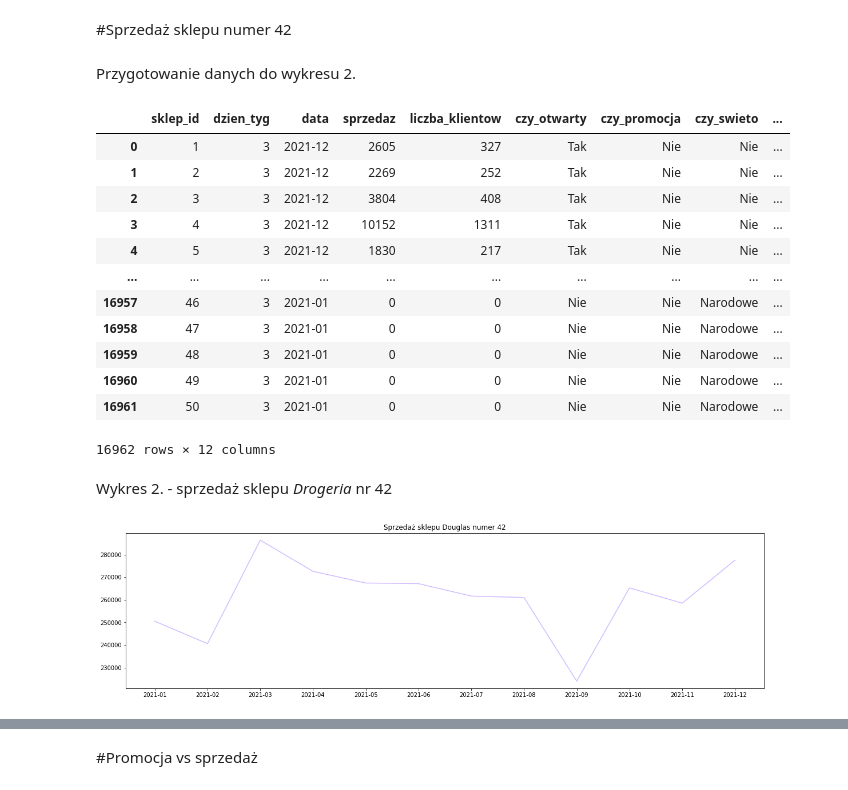
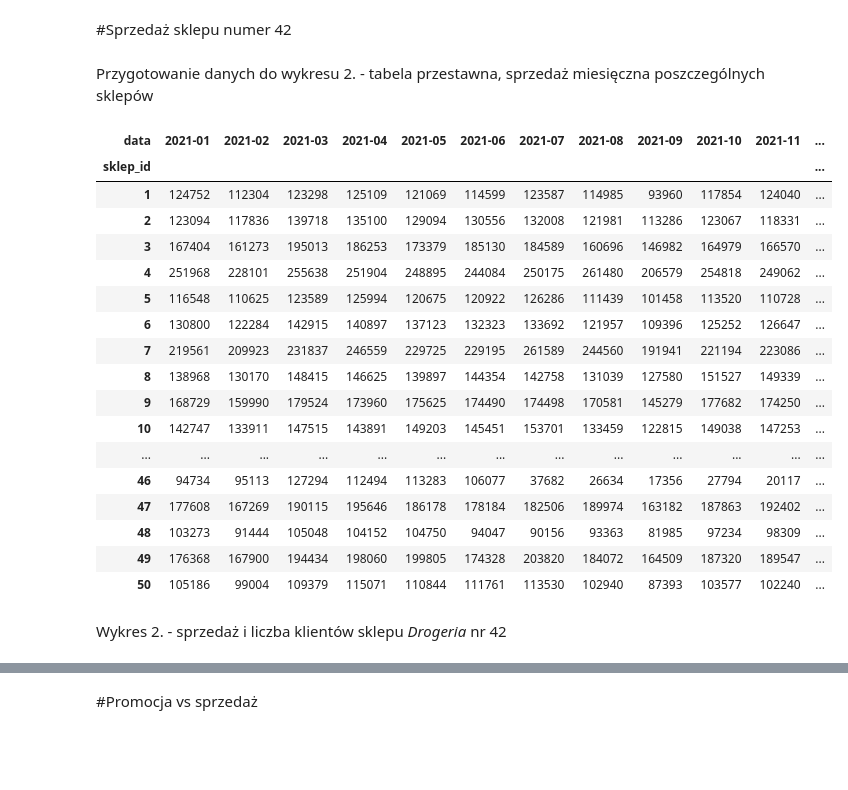
Before and after one commit to justynamatejkowska/wizualizacja_py, a Jupyter notebook: Wizualizacja_py_Matejkowska_Lewandowska.ipynb, the cells around one changed output, grey strips where cells are left out. Drawn from its saved outputs; the diff is of its cells as text; code cells hidden in the pictures; blank space fills up the shorter version.

```diff
--- a/Wizualizacja_py_Matejkowska_Lewandowska.ipynb
+++ b/Wizualizacja_py_Matejkowska_Lewandowska.ipynb
@@ -77,44 +165,32 @@ plt.show()
 # %% [markdown]
 #Sprzedaż sklepu numer 42
 # %% [markdown]
- Przygotowanie danych do wykresu 2.
+ Przygotowanie danych do wykresu 2. - tabela przestawna, sprzedaż miesięczna poszczególnych sklepów
 # %%
 shops1 = shops
 shops1.data = pd.to_datetime(shops.data)
 shops1.data = shops.data.dt.strftime('%Y-%m')
 
 shops1_piv = pd.pivot_table(shops1, index=['sklep_id'], values = 'sprzedaz', aggfunc='sum',columns=['data'])
-shops1
+shops1_piv
 # %% [output]
-|  | sklep_id | dzien_tyg | data | sprzedaz | liczba_klientow | czy_otwarty | czy_promocja | czy_swieto | ... |
-| 0 | 1 | 3 | 2021-12 | 2605 | 327 | Tak | Nie | Nie | ... |
-| 1 | 2 | 3 | 2021-12 | 2269 | 252 | Tak | Nie | Nie | ... |
-| 2 | 3 | 3 | 2021-12 | 3804 | 408 | Tak | Nie | Nie | ... |
-| 3 | 4 | 3 | 2021-12 | 10152 | 1311 | Tak | Nie | Nie | ... |
-| 4 | 5 | 3 | 2021-12 | 1830 | 217 | Tak | Nie | Nie | ... |
-| ... | ... | ... | ... | ... | ... | ... | ... | ... | ... |
-| 16957 | 46 | 3 | 2021-01 | 0 | 0 | Nie | Nie | Narodowe | ... |
-| 16958 | 47 | 3 | 2021-01 | 0 | 0 | Nie | Nie | Narodowe | ... |
-| 16959 | 48 | 3 | 2021-01 | 0 | 0 | Nie | Nie | Narodowe | ... |
-| 16960 | 49 | 3 | 2021-01 | 0 | 0 | Nie | Nie | Narodowe | ... |
-| 16961 | 50 | 3 | 2021-01 | 0 | 0 | Nie | Nie | Narodowe | ... |
+| data | 2021-01 | 2021-02 | 2021-03 | 2021-04 | 2021-05 | 2021-06 | 2021-07 | 2021-08 | 2021-09 | 2021-10 | 2021-11 | ... |
+| sklep_id |  |  |  |  |  |  |  |  |  |  |  | ... |
+| 1 | 124752 | 112304 | 123298 | 125109 | 121069 | 114599 | 123587 | 114985 | 93960 | 117854 | 124040 | ... |
+| 2 | 123094 | 117836 | 139718 | 135100 | 129094 | 130556 | 132008 | 121981 | 113286 | 123067 | 118331 | ... |
+| 3 | 167404 | 161273 | 195013 | 186253 | 173379 | 185130 | 184589 | 160696 | 146982 | 164979 | 166570 | ... |
+| 4 | 251968 | 228101 | 255638 | 251904 | 248895 | 244084 | 250175 | 261480 | 206579 | 254818 | 249062 | ... |
+| 5 | 116548 | 110625 | 123589 | 125994 | 120675 | 120922 | 126286 | 111439 | 101458 | 113520 | 110728 | ... |
+| 6 | 130800 | 122284 | 142915 | 140897 | 137123 | 132323 | 133692 | 121957 | 109396 | 125252 | 126647 | ... |
+| 7 | 219561 | 209923 | 231837 | 246559 | 229725 | 229195 | 261589 | 244560 | 191941 | 221194 | 223086 | ... |
+| 8 | 138968 | 130170 | 148415 | 146625 | 139897 | 144354 | 142758 | 131039 | 127580 | 151527 | 149339 | ... |
+| 9 | 168729 | 159990 | 179524 | 173960 | 175625 | 174490 | 174498 | 170581 | 145279 | 177682 | 174250 | ... |
+| 10 | 142747 | 133911 | 147515 | 143891 | 149203 | 145451 | 153701 | 133459 | 122815 | 149038 | 147253 | ... |
+| ... | ... | ... | ... | ... | ... | ... | ... | ... | ... | ... | ... | ... |
+| 46 | 94734 | 95113 | 127294 | 112494 | 113283 | 106077 | 37682 | 26634 | 17356 | 27794 | 20117 | ... |
+| 47 | 177608 | 167269 | 190115 | 195646 | 186178 | 178184 | 182506 | 189974 | 163182 | 187863 | 192402 | ... |
+| 48 | 103273 | 91444 | 105048 | 104152 | 104750 | 94047 | 90156 | 93363 | 81985 | 97234 | 98309 | ... |
+| 49 | 176368 | 167900 | 194434 | 198060 | 199805 | 174328 | 203820 | 184072 | 164509 | 187320 | 189547 | ... |
+| 50 | 105186 | 99004 | 109379 | 115071 | 110844 | 111761 | 113530 | 102940 | 87393 | 103577 | 102240 | ... |
-16962 rows × 12 columns
 # %% [markdown]
-Wykres 2. - sprzedaż sklepu *Drogeria* nr 42
+Wykres 2. - sprzedaż i liczba klientów sklepu *Drogeria* nr 42
-# %%
-x2 = shops1_piv.loc[42,:]
-
-df2= pd.DataFrame(x2)
-
-def wykres_liniowy(tabela, color, tytul):
-  figura = plt.figure(figsize=(20,5))
-  ax = plt.axes()
-  fig2 = plt.plot(tabela, color)
-  plt.title(tytul)
-  return plt.show()
-
-wykres_liniowy(df2, COLOR_4, 'Sprzedaż sklepu Douglas numer 42')
-
-#brak tytulu y osi
-# %% [output]
-[figure, removed]
```
Also changed, not shown: parts of 35 cells of this notebook.
